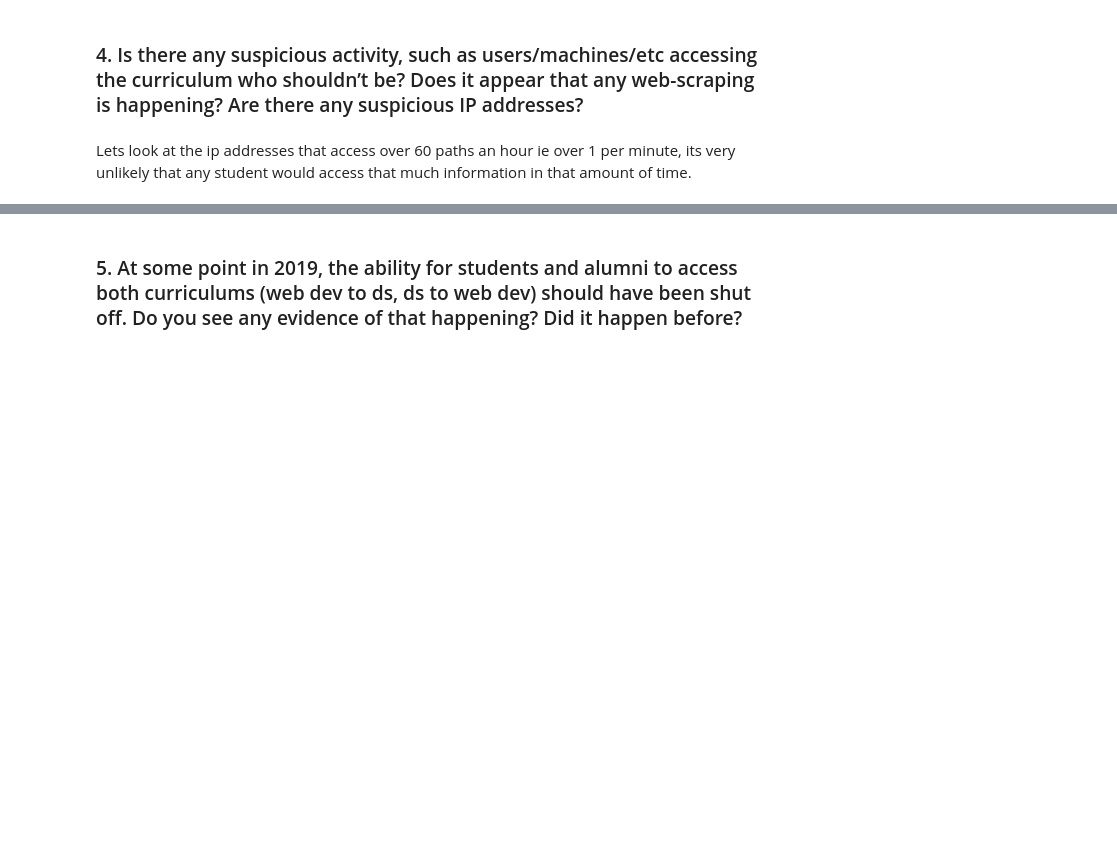
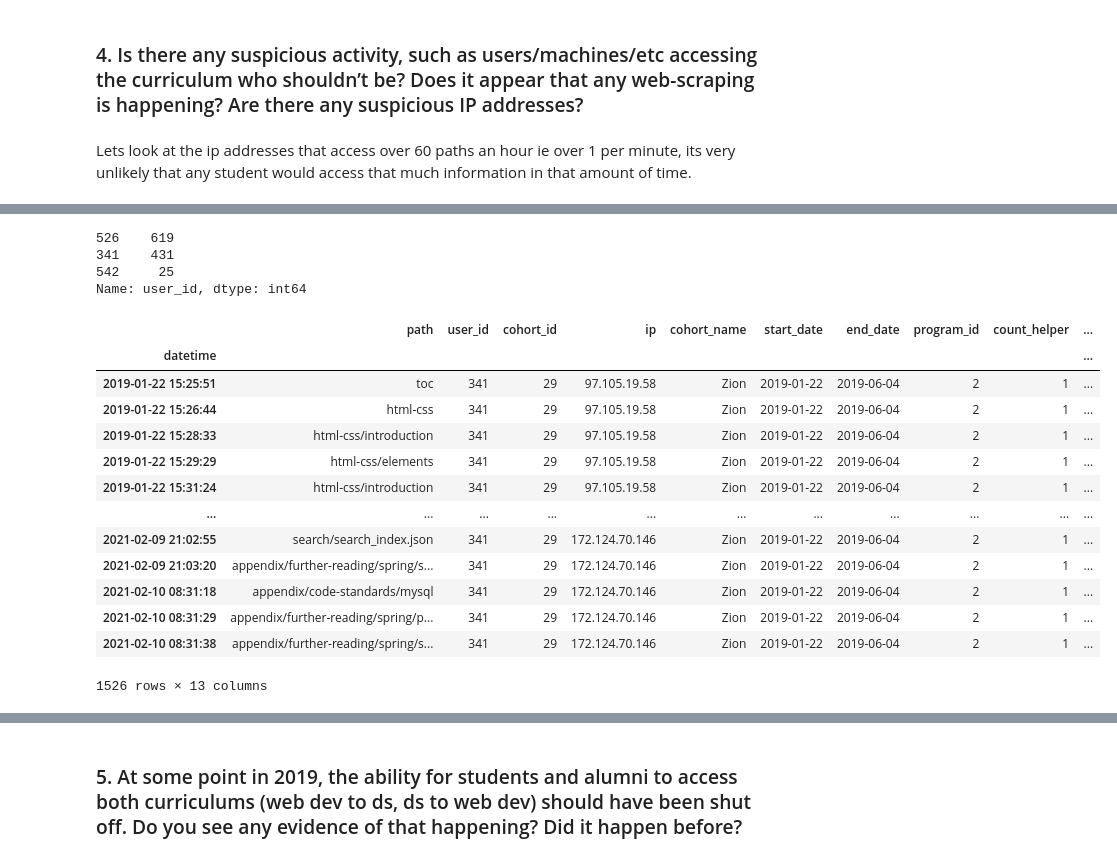
Before and after one commit to JaredVahle/anomaly-detection-project, a Jupyter notebook: anomaly_detection_project_final.ipynb, the cells around one changed output, grey strips where cells are left out. Saved outputs shown, nothing was run; the diff lists cells and outputs as text; code cells hidden in the pictures; blank space fills up the shorter version.

```diff
--- a/anomaly_detection_project_final.ipynb
+++ b/anomaly_detection_project_final.ipynb
@@ -296,0 +539,24 @@ Lets look at the ip addresses that access over 60 paths an hour ie over 1 per mi
+# %%
+df[df.ip == '172.124.70.146'].user_id.value_counts()
+# %% [output]
+526    619
+341    431
+542     25
+Name: user_id, dtype: int64
+# %%
+df[df.user_id == 341]
+# %% [output]
+|  | path | user_id | cohort_id | ip | cohort_name | start_date | end_date | program_id | count_helper | ... |
+| datetime |  |  |  |  |  |  |  |  |  | ... |
+| 2019-01-22 15:25:51 | toc | 341 | 29 | 97.105.19.58 | Zion | 2019-01-22 | 2019-06-04 | 2 | 1 | ... |
+| 2019-01-22 15:26:44 | html-css | 341 | 29 | 97.105.19.58 | Zion | 2019-01-22 | 2019-06-04 | 2 | 1 | ... |
+| 2019-01-22 15:28:33 | html-css/introduction | 341 | 29 | 97.105.19.58 | Zion | 2019-01-22 | 2019-06-04 | 2 | 1 | ... |
+| 2019-01-22 15:29:29 | html-css/elements | 341 | 29 | 97.105.19.58 | Zion | 2019-01-22 | 2019-06-04 | 2 | 1 | ... |
+| 2019-01-22 15:31:24 | html-css/introduction | 341 | 29 | 97.105.19.58 | Zion | 2019-01-22 | 2019-06-04 | 2 | 1 | ... |
+| ... | ... | ... | ... | ... | ... | ... | ... | ... | ... | ... |
+| 2021-02-09 21:02:55 | search/search_index.json | 341 | 29 | 172.124.70.146 | Zion | 2019-01-22 | 2019-06-04 | 2 | 1 | ... |
+| 2021-02-09 21:03:20 | appendix/further-reading/spring/s... | 341 | 29 | 172.124.70.146 | Zion | 2019-01-22 | 2019-06-04 | 2 | 1 | ... |
+| 2021-02-10 08:31:18 | appendix/code-standards/mysql | 341 | 29 | 172.124.70.146 | Zion | 2019-01-22 | 2019-06-04 | 2 | 1 | ... |
+| 2021-02-10 08:31:29 | appendix/further-reading/spring/p... | 341 | 29 | 172.124.70.146 | Zion | 2019-01-22 | 2019-06-04 | 2 | 1 | ... |
+| 2021-02-10 08:31:38 | appendix/further-reading/spring/s... | 341 | 29 | 172.124.70.146 | Zion | 2019-01-22 | 2019-06-04 | 2 | 1 | ... |
+1526 rows × 13 columns
```
Also changed, not shown: parts of 69 cells of this notebook, 1 other file.
